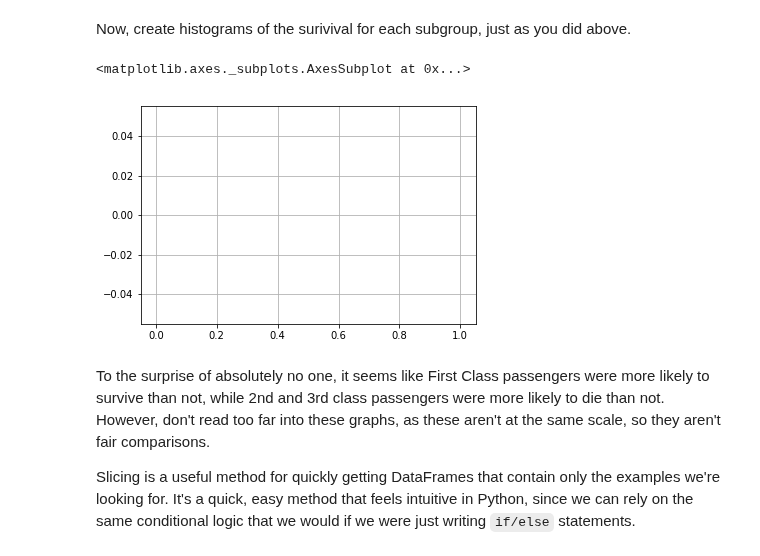
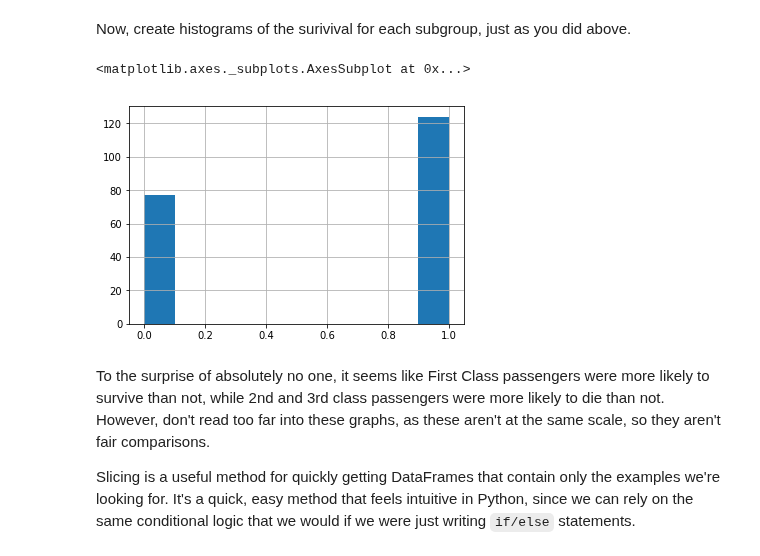
Before and after one commit to ewonguoft/dsc-enterprise-hsbc-using-sql-with-pandas-lab-hsbc-ds-081319, a Jupyter notebook: index.ipynb, the cells around one changed output. Drawn from its saved outputs; the diff is of its cells as text; code cells hidden in the pictures.

```diff
--- a/index.ipynb
+++ b/index.ipynb
@@ -122,11 +122,15 @@ first_class_df = df[df.Pclass=='1']
 second_third_class_df = df[(df.Pclass=='2') | (df.Pclass=='3')]
 # %% [markdown]
 Now, create histograms of the surivival for each subgroup, just as you did above.
-# %%
-first_class_df.Survived.hist()
-# %% [output]
-<matplotlib.axes._subplots.AxesSubplot at 0x...>
-[figure, removed]
+# %%
+plt.subplot(2,1,1)
+
+first_class_df.Survived.hist()
+
+plt.subplot(2,1,1)
+# %% [output]
+<matplotlib.axes._subplots.AxesSubplot at 0x...>
+[figure, added]
 # %% [markdown]
 To the surprise of absolutely no one, it seems like First Class passengers were more likely to survive than not, while 2nd and 3rd class passengers were more likely to die than not.  However, don't read too far into these graphs, as these aren't at the same scale, so they aren't fair comparisons.
 
```
